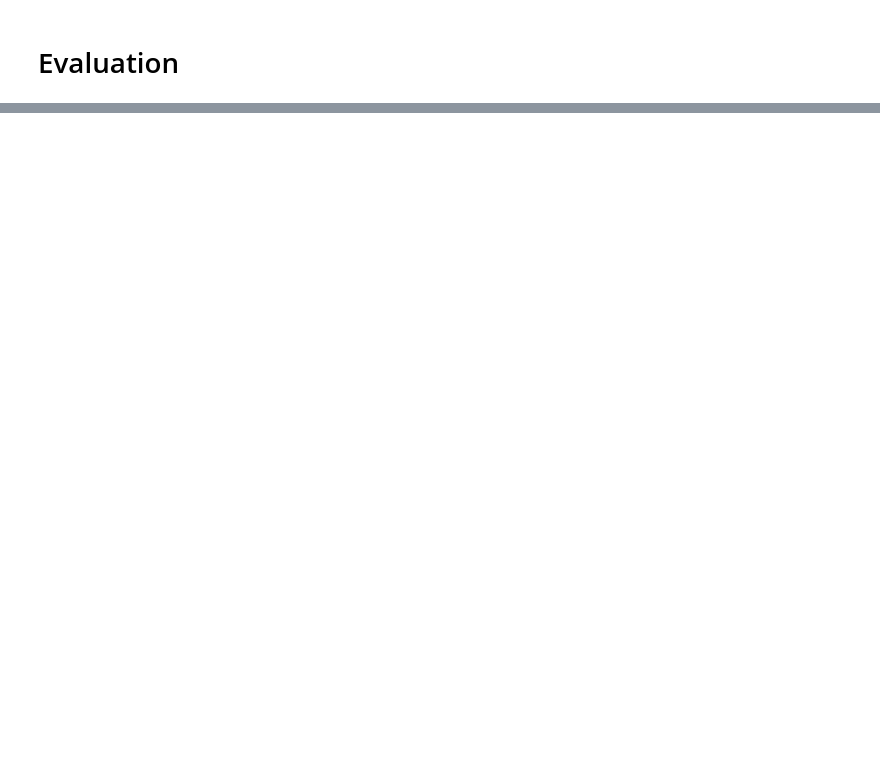
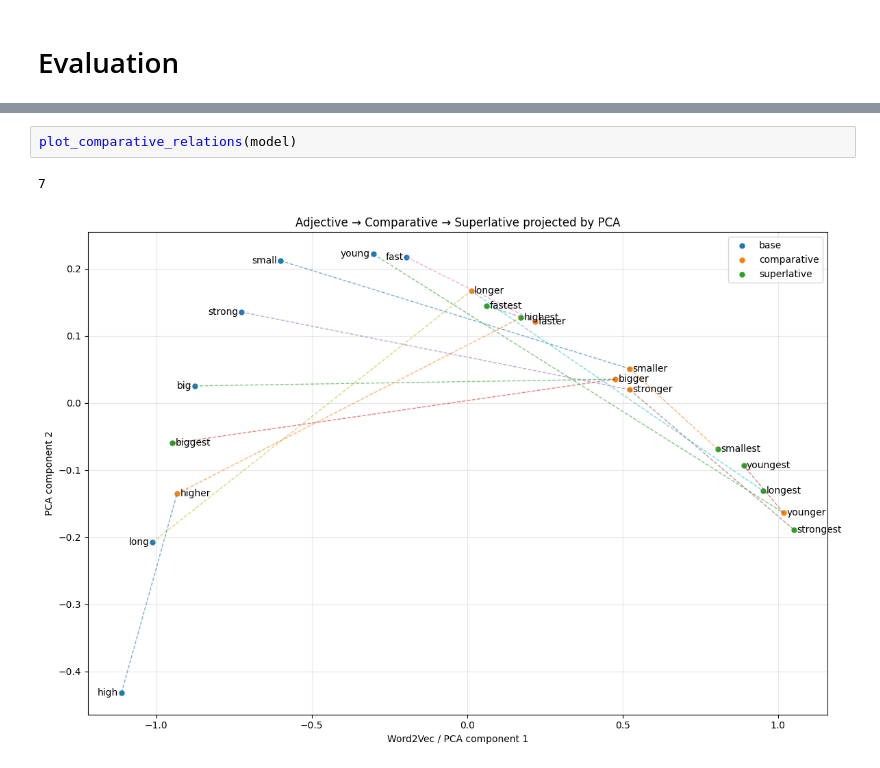
Before and after one commit to annaryzhenkoo/SkipGram-with-Negative-Sampling, a Jupyter notebook: train_word2vec_sgns_evaluate.ipynb, the cells around one changed output, grey strips where cells are left out. Drawn from its saved outputs; the diff is of its cells as text; blank space fills up the shorter version.

```diff
--- a/train_word2vec_sgns_evaluate.ipynb
+++ b/train_word2vec_sgns_evaluate.ipynb
@@ -232,0 +347,5 @@ At the same time, not all retrieved neighbors are strictly meaningful from a sem
+# %%
+plot_comparative_relations(model)
+# %% [output]
+7
+[figure, added]
```
Also changed, not shown: parts of 48 cells of this notebook, 10 other files.
